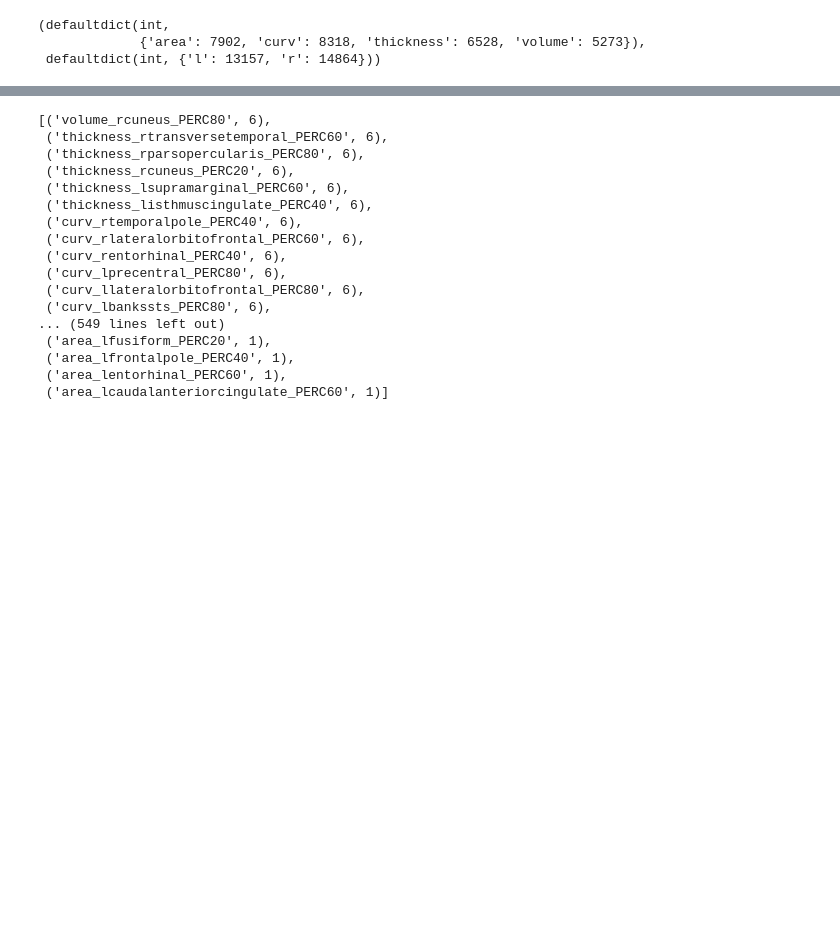
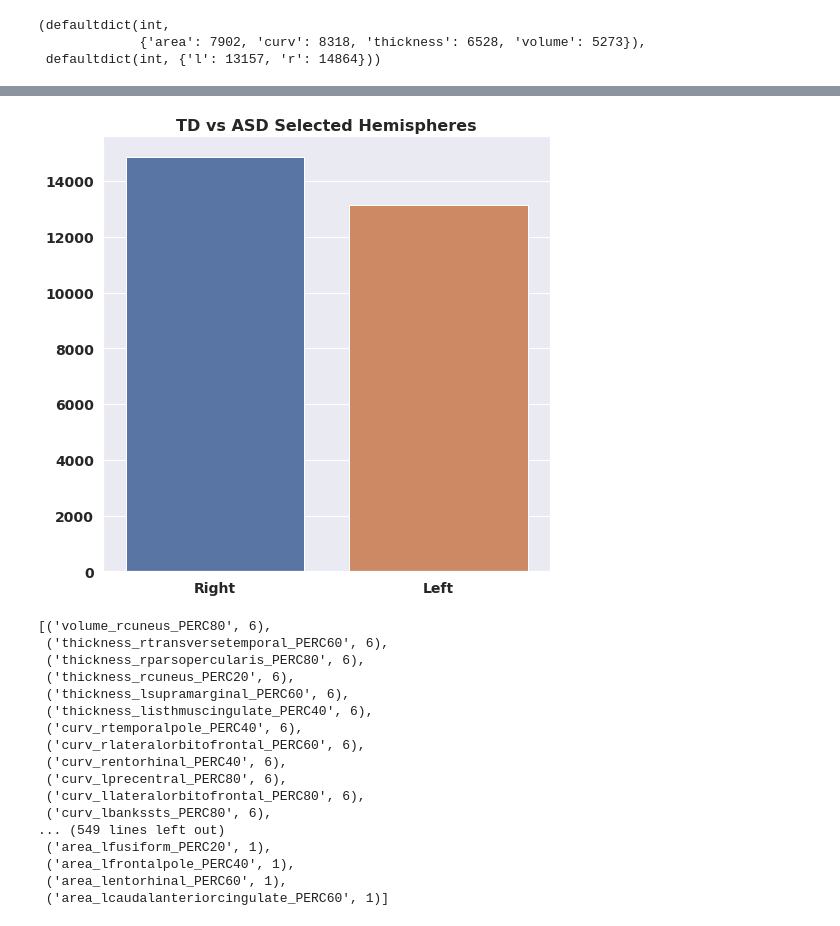
Before and after one commit to silk1100/behavioralProject, a Jupyter notebook: notebooks/13_Common_Features_Among_SRS.ipynb, the cells around one changed output, grey strips where cells are left out. Saved outputs shown, nothing was run; the diff lists cells and outputs as text; code cells hidden in the pictures; blank space fills up the shorter version.

```diff
--- a/notebooks/13_Common_Features_Among_SRS.ipynb
+++ b/notebooks/13_Common_Features_Among_SRS.ipynb
@@ -472,3 +636,17 @@ morph_cntr, hemi_cntr
+# %%
+hemi_cntr_list = sorted(hemi_cntr.items(), key=lambda x: (x[1], x[0]), reverse=True)
+# %%
+bname = list(map(lambda x: x[0], hemi_cntr_list))
+cnt = list(map(lambda x: x[1], hemi_cntr_list))
+fig = plt.figure(figsize=(8, 8))
+sns.barplot(x=bname, y=cnt)
+plt.yticks(fontweight='bold', fontsize=14)
+plt.xticks(ticks=[0, 1], labels=['Right', 'Left'], fontweight='bold', fontsize=14)
+plt.title("TD vs ASD Selected Hemispheres", font={'size':16, 'weight':'bold'})
+plt.savefig('TDvsASD_SHR.png')
+plt.show()
+# %% [output]
+[figure, added]
 # %%
 # Features that are selected for neuro atlas to classify ASD vs TD
 neuroAtlas_severTD_cntrDict = {}
```
Also changed, not shown: parts of 30 cells of this notebook, 9 other files.
